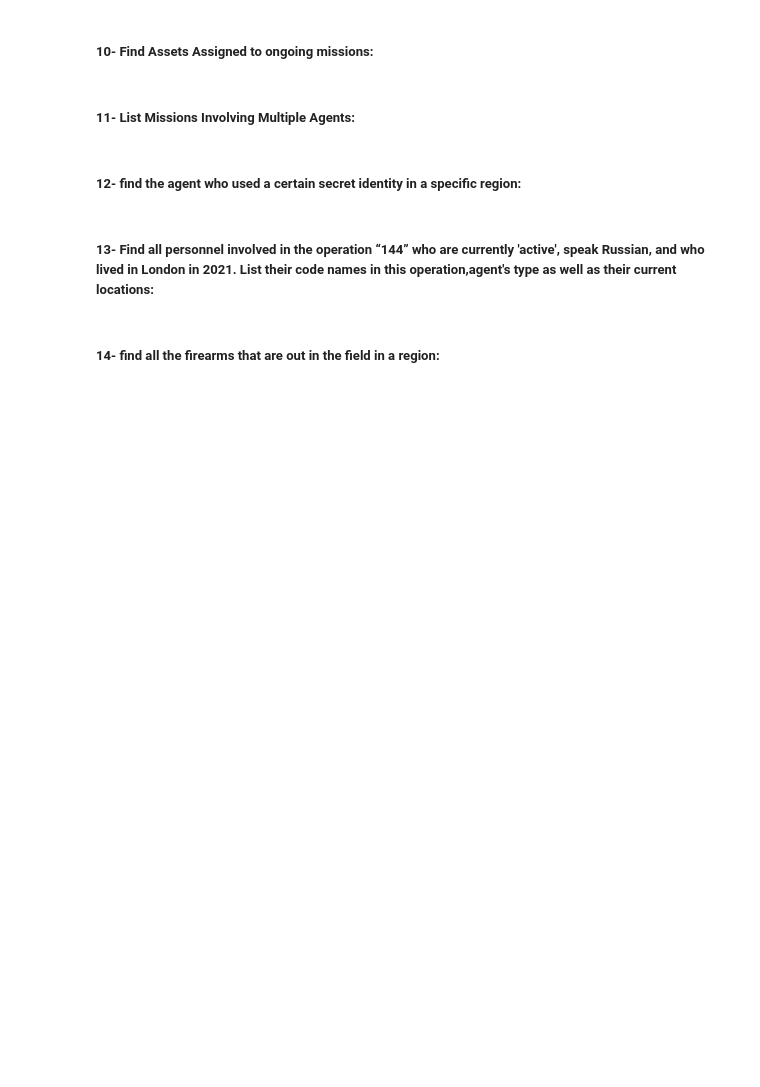
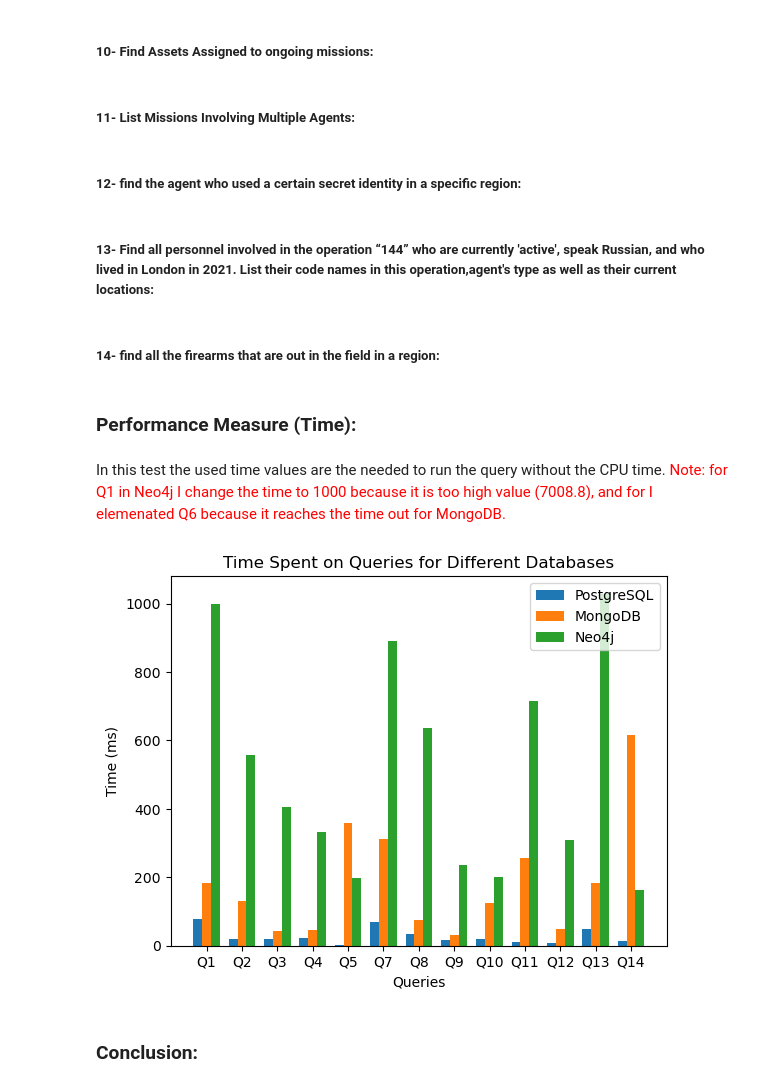
Before and after one commit to a-kabashi/spectre, a Jupyter notebook: final report/final-report.ipynb, the cells around one changed output. Saved outputs shown, nothing was run; the diff lists cells and outputs as text; code cells hidden in the pictures; blank space fills up the shorter version.

```diff
--- a/final report/final-report.ipynb
+++ b/final report/final-report.ipynb
@@ -1338,3 +1369,42 @@ print(result)
 # %%
 # to close the connection of Neo4j
 driver.close()
+# %% [markdown]
+### Performance Measure (Time):
+# %% [markdown]
+In this test the used time values are the needed to run the query without the CPU time. <font color='Red'> Note: for Q1 in Neo4j I change the time to 1000 because it is too high value (7008.8), and for I elemenated Q6 because it reaches the time out for MongoDB.
+# %%
+import matplotlib.pyplot as plt
+
+# Queries
+Queries = ['Q1', 'Q2', 'Q3', 'Q4', 'Q5', 'Q7', 'Q8', 'Q9', 'Q10', 'Q11', 'Q12', 'Q13', 'Q14']
+
+# Time spent for each query in each database
+postgresqlT = [76.9, 18.7, 20.7, 21.5, 0.9, 68.5, 35.5, 17.6, 18.6, 12.2, 8, 47.9, 15]
+mongodbT = [184, 131, 41.9, 46.1, 360, 311.2, 74.4, 31.5, 124.4, 256, 50, 183, 617]
+neo4jT = [1000, 557.8, 405.4, 331, 197.8, 891, 636.8, 237, 200.1, 716.1, 308, 1028.8, 163.4]
+
+# Set the width of the bars
+bar_width = 0.25
+
+# Set the positions of the bars on the x-axis
+x = range(len(Queries))
+
+# Plot the bar graphs
+plt.bar(x, postgresqlT, width=bar_width, label='PostgreSQL')
+plt.bar([i + bar_width for i in x], mongodbT, width=bar_width, label='MongoDB')
+plt.bar([i + 2 * bar_width for i in x], neo4jT, width=bar_width, label='Neo4j')
+
+# Add labels and title
+plt.xlabel('Queries')
+plt.ylabel('Time (ms)')
+plt.title('Time Spent on Queries for Different Databases')
+plt.xticks([i + bar_width for i in x], Queries)
+plt.legend()
+
+# Show plot
+plt.show()
+# %% [output]
+[figure, added]
+# %% [markdown]
+### Conclusion:
```
Also changed, not shown: parts of 45 cells of this notebook.
